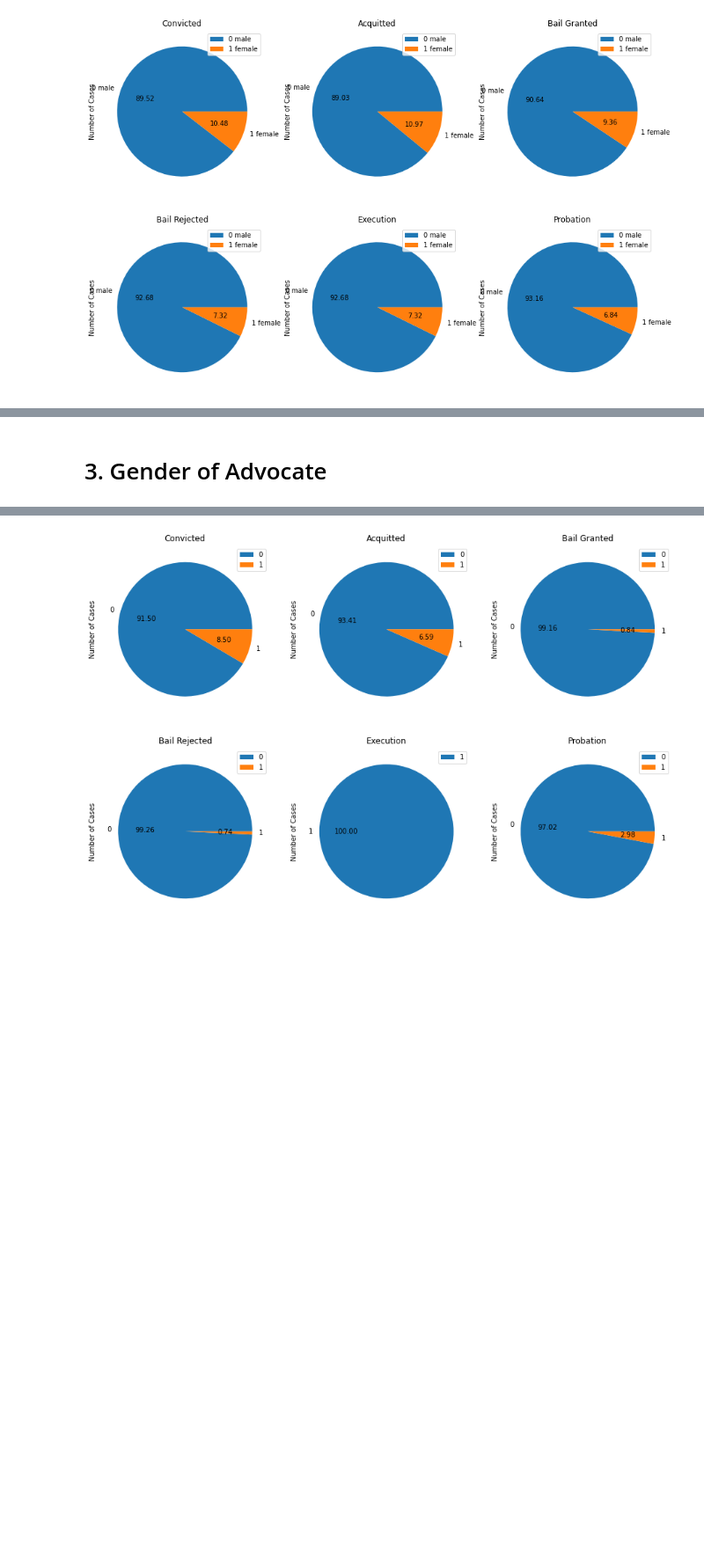
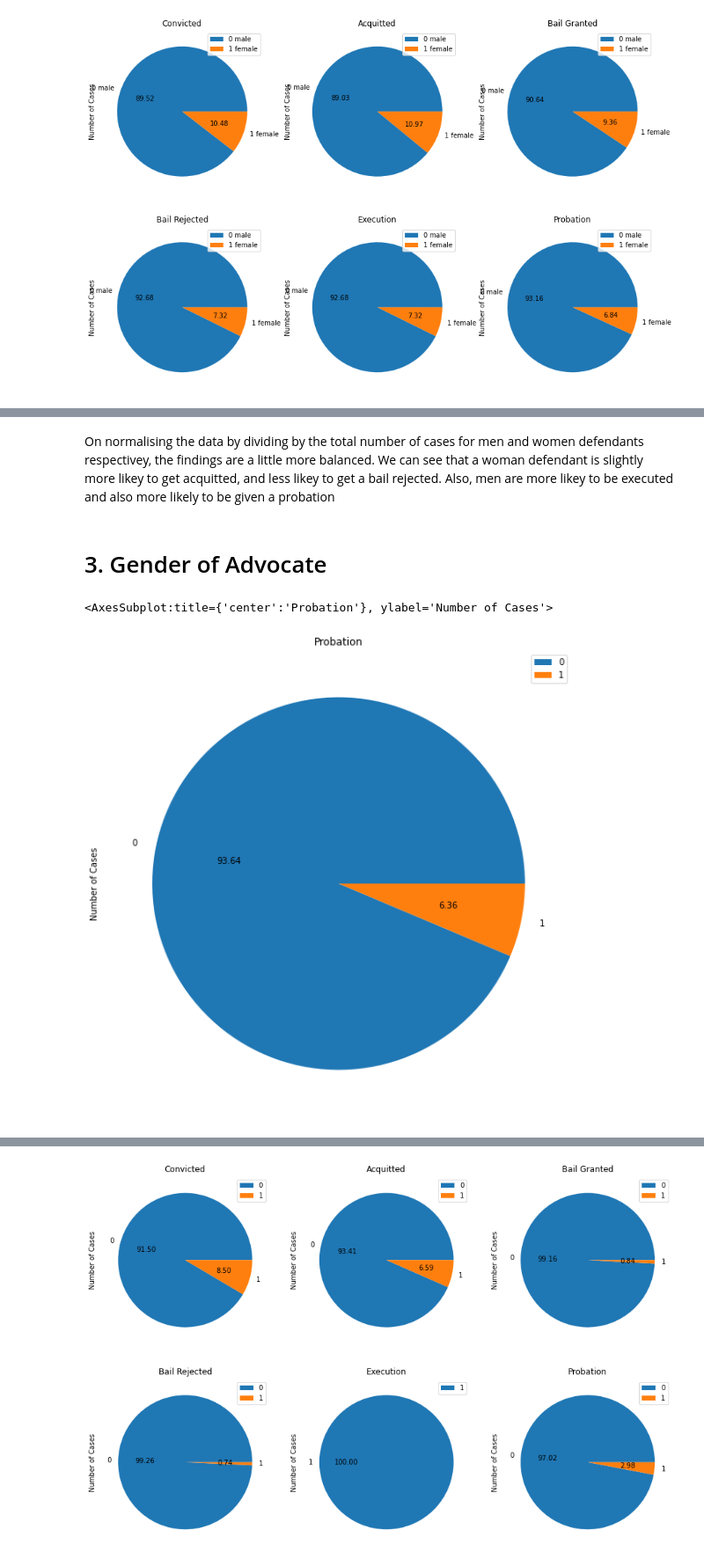
Before and after one commit to viciousAegis/precogTask, a Jupyter notebook: disposition-analysis.ipynb, the cells around one changed output, grey strips where cells are left out. Shown at 88% size. Drawn from its saved outputs; the diff is of its cells as text; code cells hidden in the pictures; blank space fills up the shorter version.

```diff
--- a/disposition-analysis.ipynb
+++ b/disposition-analysis.ipynb
@@ -206,2 +228,20 @@ for i, disp in enumerate(disp_key_codes):
+# %% [markdown]
+On normalising the data by dividing by the total number of cases for men and women defendants respectivey, the findings are a little more balanced. We can see that a woman defendant is slightly more likey to get acquitted, and less likey to get a bail rejected. Also, men are more likey to be executed and also more likely to be given a probation
 # %% [markdown]
 # 3. Gender of Advocate
+# %%
+total_case_counts_3 = []
+fig, ax = plt.subplots(figsize=(15,10))
+
+case_temp = criminal_cases
+
+case = case_temp
+case_judges_df = case[["ddl_case_id","year","female_adv_def"]]
+#     case_judges_df = pd.merge(case_judges_df, disp_keys[["year","disp_name","disp_name_s"]], left_on=["disp_name", "year"], right_on=["disp_name","year"])
+case_judges_df = case_judges_df[case_judges_df.female_adv_def.isin([0, 1]) == True]
+df_to_draw = case_judges_df[["ddl_case_id","female_adv_def"]].groupby(by="female_adv_def").count()
+total_case_counts_3 =df_to_draw["ddl_case_id"].values
+df_to_draw.plot.pie(y = "ddl_case_id", ylabel="Number of Cases", title = disp_titles[i], ax=ax, autopct="%.2f")
+# %% [output]
+<AxesSubplot:title={'center':'Probation'}, ylabel='Number of Cases'>
+[figure, added]
```
Also changed, not shown: parts of 9 cells of this notebook.
